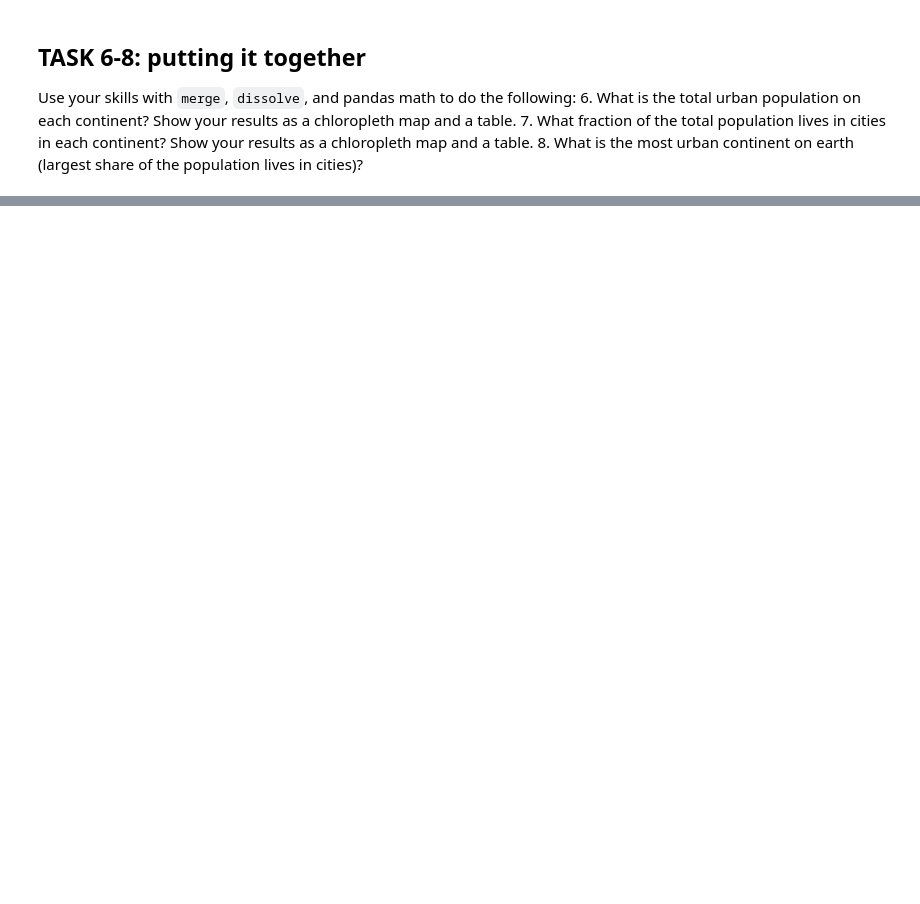
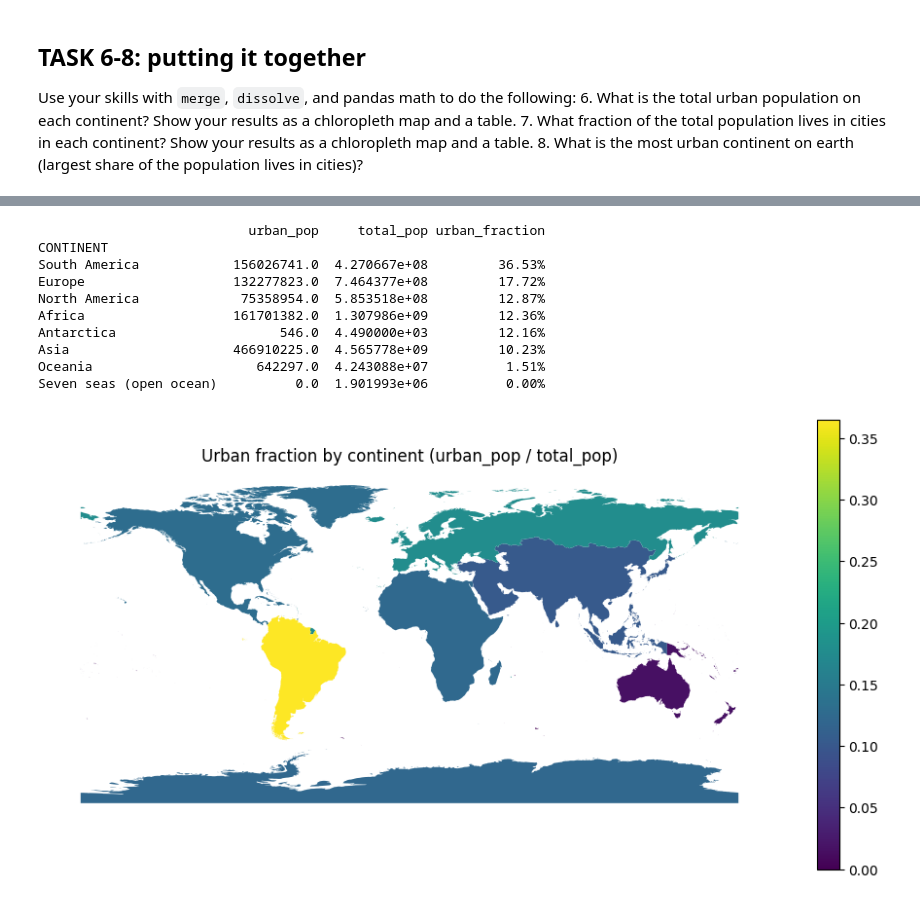
Before and after one commit to sajjadmv/WaterDig, a Jupyter notebook: CodeSprints/VectorData101.ipynb, the cells around one changed output, grey strips where cells are left out. Drawn from its saved outputs; the diff is of its cells as text; code cells hidden in the pictures; blank space fills up the shorter version.

```diff
--- a/CodeSprints/VectorData101.ipynb
+++ b/CodeSprints/VectorData101.ipynb
@@ -392,0 +679,80 @@ Use your skills with `merge`, `dissolve`, and pandas math to do the following:
+# %%
+# Task 7 code here:
+# Total population per continent = sum of POP_EST
+import os
+import pandas as pd
+import geopandas as gpd
+import matplotlib.pyplot as plt
+import earthpy as et
+
+
+et.data.get_data(
+    url="https://naturalearth.s3.amazonaws.com/50m_cultural/ne_50m_admin_0_countries.zip"
+)
+
+countries_path = os.path.join(
+    "data", "earthpy-downloads",
+    "ne_50m_admin_0_countries",
+    "ne_50m_admin_0_countries.shp"
+)
+countries = gpd.read_file(countries_path)
+
+countries = countries.to_crs(cities.crs)
+
+
+cities_w_cont = gpd.sjoin(
+    cities[["pop_max", "geometry"]],
+    countries[["CONTINENT", "geometry"]],
+    how="left",
+    predicate="within"
+)
+
+
+cities_w_cont["pop_max"] = pd.to_numeric(cities_w_cont["pop_max"], errors="coerce")
+countries["POP_EST"] = pd.to_numeric(countries["POP_EST"], errors="coerce")
+
+
+continents = countries.dissolve(by="CONTINENT")
+
+
+countries["POP_EST"] = pd.to_numeric(countries["POP_EST"], errors="coerce")
+total_by_cont = countries.groupby("CONTINENT")["POP_EST"].sum().rename("total_pop")
+
+
+urban_by_cont = (
+    cities_with_country
+    .dropna(subset=["CONTINENT", "pop_max"])
+    .groupby("CONTINENT")["pop_max"]
+    .sum()
+    .rename("urban_pop")
+)
+
+
+cont7 = continents.join(total_by_cont, how="left").join(urban_by_cont, how="left")
+cont7["urban_pop"] = cont7["urban_pop"].fillna(0)
+
+
+cont7["urban_fraction"] = cont7["urban_pop"] / cont7["total_pop"]
+
+
+table7 = cont7[["urban_pop", "total_pop", "urban_fraction"]].sort_values("urban_fraction", ascending=False)
+print(table7.assign(urban_fraction=table7["urban_fraction"].map(lambda x: f"{x:.2%}")))
+
+
+fig, ax = plt.subplots(figsize=(12, 6))
+cont7.plot(column="urban_fraction", legend=True, ax=ax)
+ax.set_title("Urban fraction by continent")
+ax.set_axis_off()
+plt.show()
+# %% [output]
+                           urban_pop     total_pop urban_fraction
+CONTINENT
+South America            156026741.0  4.270667e+08         36.53%
+Europe                   132277823.0  7.464377e+08         17.72%
+North America             75358954.0  5.853518e+08         12.87%
+Africa                   161701382.0  1.307986e+09         12.36%
+Antarctica                     546.0  4.490000e+03         12.16%
+Asia                     466910225.0  4.565778e+09         10.23%
+Oceania                     642297.0  4.243088e+07          1.51%
+Seven seas (open ocean)          0.0  1.901993e+06          0.00%
+[figure, added]
```
Also changed, not shown: parts of 39 cells of this notebook, 1 other file.
